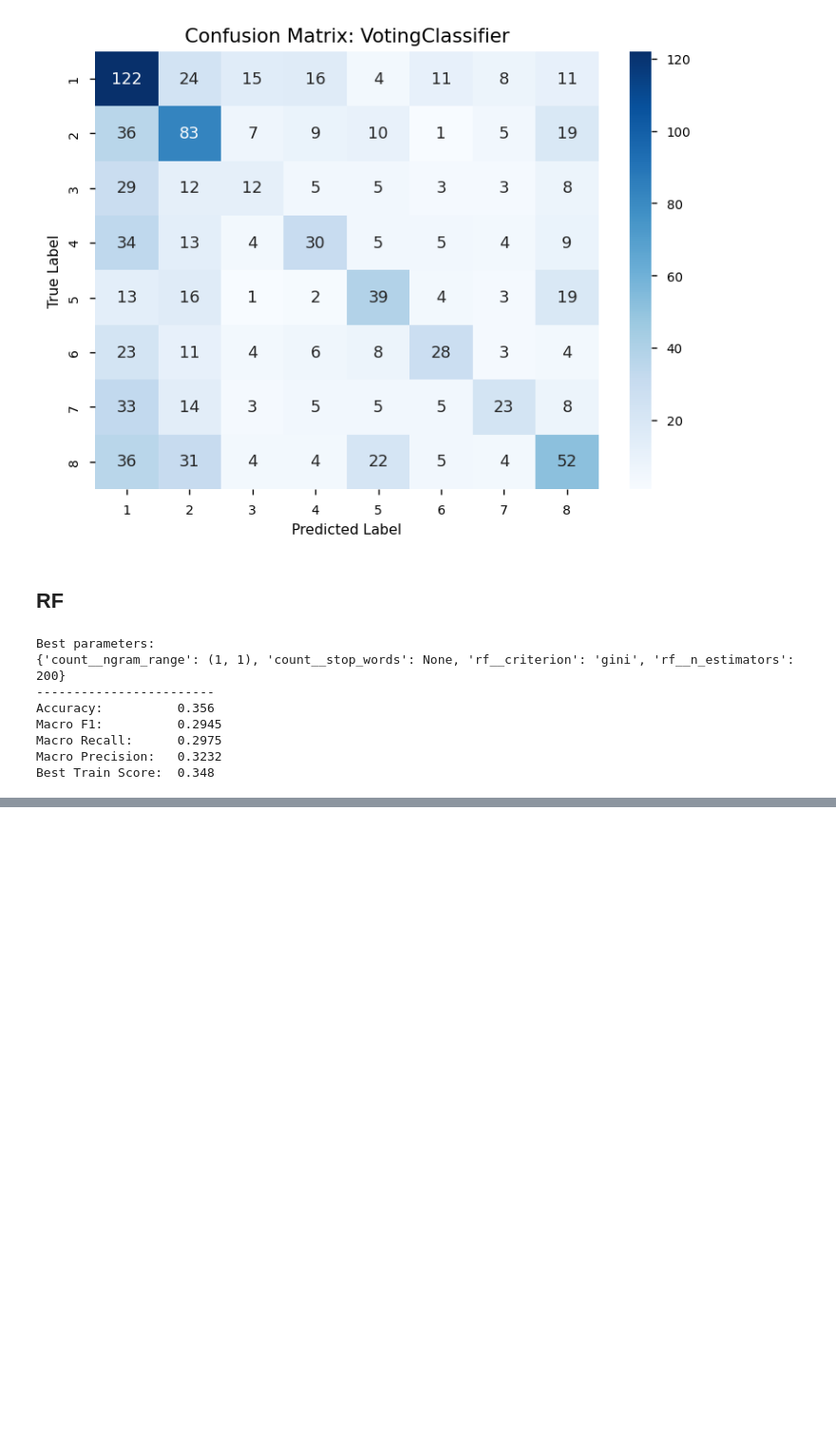
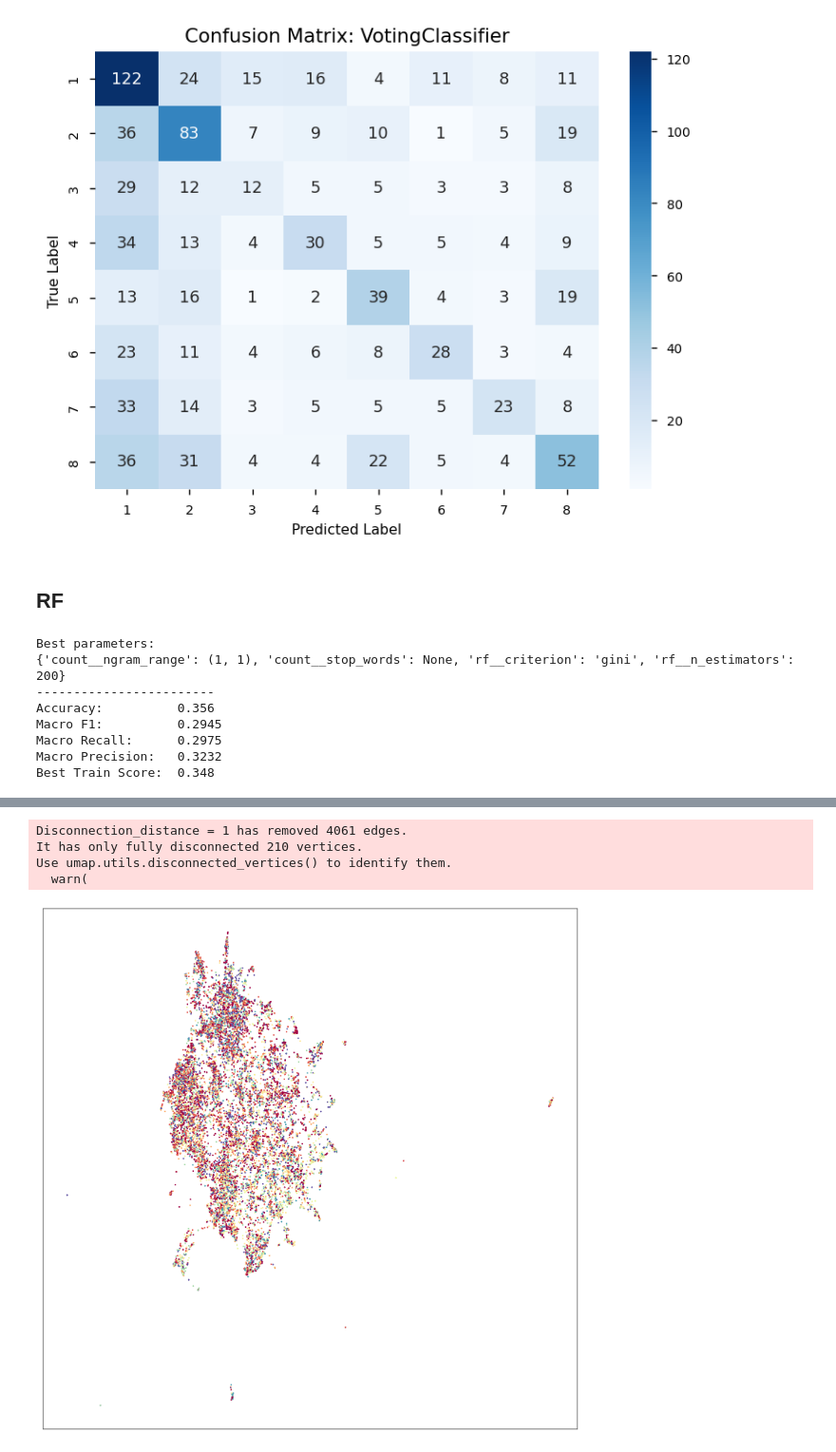
Before and after one commit to fpontejos/TM, a Jupyter notebook: TM_ML_03.ipynb, the cells around one changed output, grey strips where cells are left out. Shown at 95% size. Saved outputs shown, nothing was run; the diff lists cells and outputs as text; code cells hidden in the pictures; blank space fills up the shorter version.

```diff
--- a/TM_ML_03.ipynb
+++ b/TM_ML_03.ipynb
@@ -664,0 +760,26 @@ scores.sort_values(by='Accuracy', ascending=False).reset_index(drop=True)\
+# %%
+cv_umap = CountVectorizer(ngram_range=(1,1), min_df=10)
+umap_vec = cv_umap.fit_transform(X_train)
+
+embedding = umap.UMAP(n_components=2, metric='jaccard',
+                      min_dist=0.01,
+                      n_neighbors=15,).fit_transform(umap_vec)
+# %% [output]
+Disconnection_distance = 1 has removed 4061 edges.
+It has only fully disconnected 210 vertices.
+Use umap.utils.disconnected_vertices() to identify them.
+  warn(
+# %%
+u_plot = pd.DataFrame(embedding)
+u_plot['label'] = Y_train
+# %%
+fig, ax = plt.subplots(figsize=(15,15))
+
+ax.scatter(x=u_plot[0], y=u_plot[1], c=u_plot['label'], cmap='Spectral',\
+           s=5, marker="o")
+ax.set_xticks([])
+ax.set_yticks([])
+
+plt.show()
+# %% [output]
+[figure, added]
```
Also changed, not shown: parts of 10 cells of this notebook, 2 other files.
